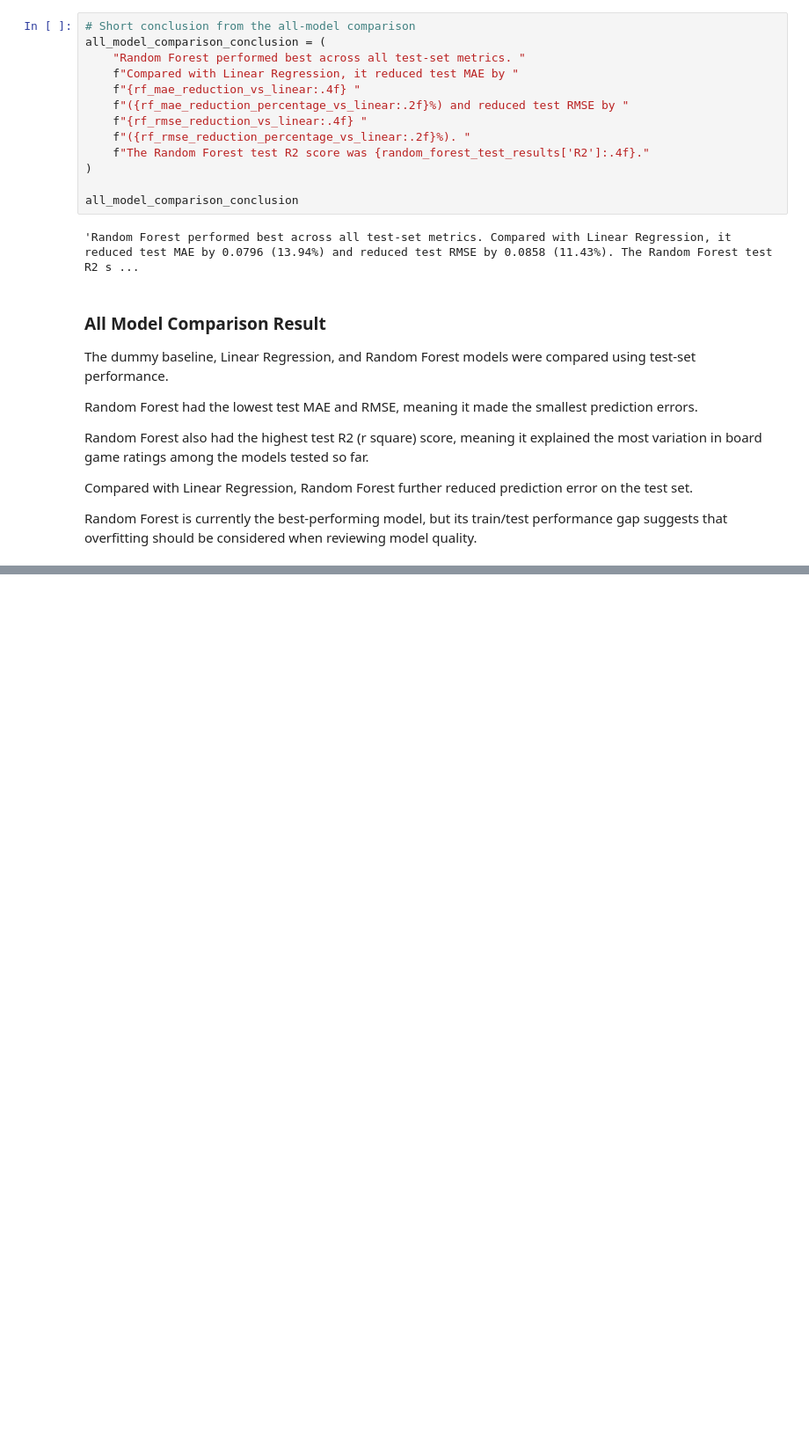
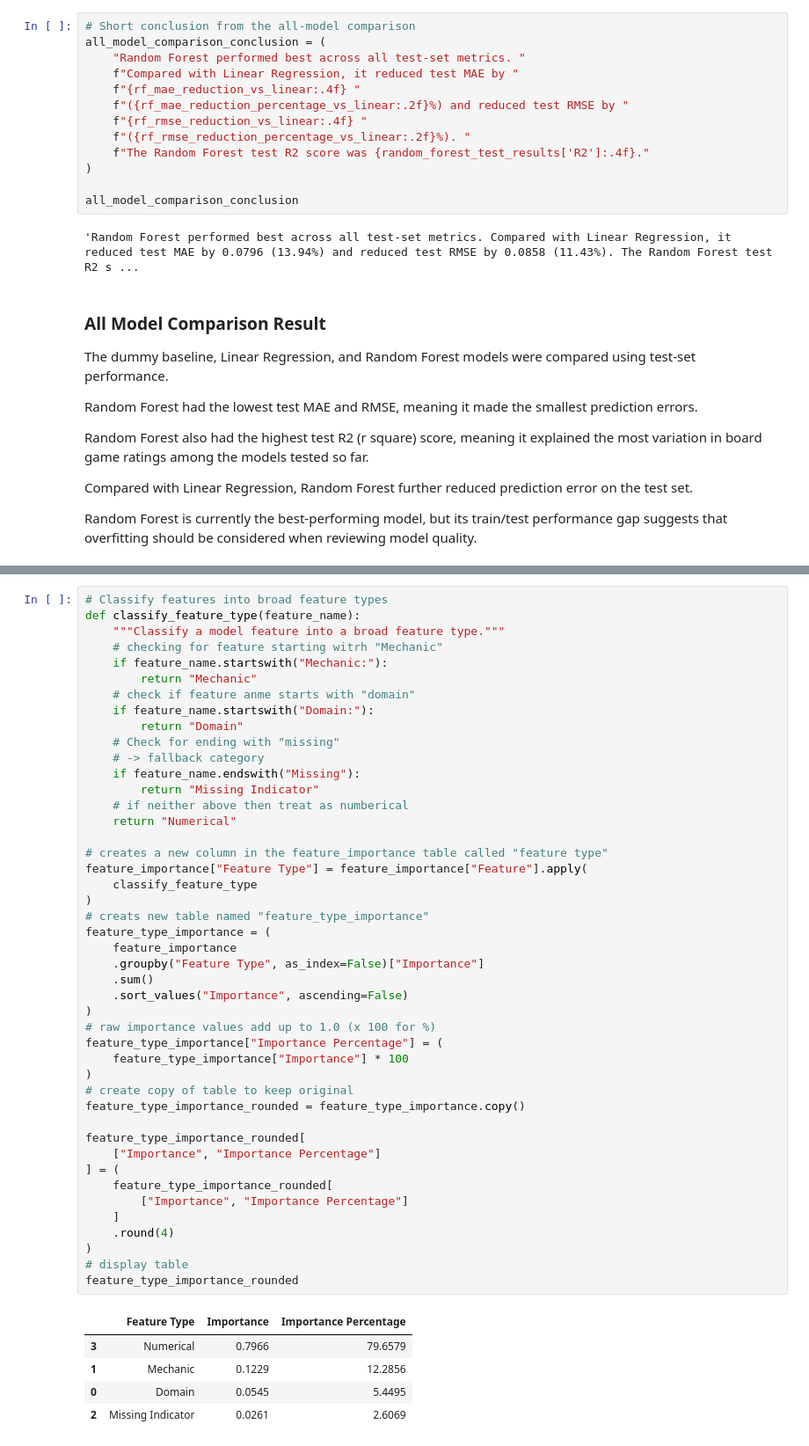
Before and after one commit to Agnogh/board-game-rating-predictor, a Jupyter notebook: notebooks/06_model_improvement_and_selection.ipynb, the cells around one changed output, grey strips where cells are left out. Shown at 88% size. Drawn from its saved outputs; the diff is of its cells as text; blank space fills up the shorter version.

```diff
--- a/notebooks/06_model_improvement_and_selection.ipynb
+++ b/notebooks/06_model_improvement_and_selection.ipynb
@@ -600,0 +706,51 @@ Random Forest is currently the best-performing model, but its train/test perform
+# %%
+# Classify features into broad feature types
+def classify_feature_type(feature_name):
+    """Classify a model feature into a broad feature type."""
+    # checking for feature starting witrh "Mechanic"
+    if feature_name.startswith("Mechanic:"):
+        return "Mechanic"
+    # check if feature anme starts with "domain"
+    if feature_name.startswith("Domain:"):
+        return "Domain"
+    # Check for ending with "missing"
+    # -> fallback category
+    if feature_name.endswith("Missing"):
+        return "Missing Indicator"
+    # if neither above then treat as numberical
+    return "Numerical"
+
+# creates a new column in the feature_importance table called "feature type"
+feature_importance["Feature Type"] = feature_importance["Feature"].apply(
+    classify_feature_type
+)
+# creats new table named "feature_type_importance"
+feature_type_importance = (
+    feature_importance
+    .groupby("Feature Type", as_index=False)["Importance"]
+    .sum()
+    .sort_values("Importance", ascending=False)
+)
+# raw importance values add up to 1.0 (x 100 for %)
+feature_type_importance["Importance Percentage"] = (
+    feature_type_importance["Importance"] * 100
+)
+# create copy of table to keep original
+feature_type_importance_rounded = feature_type_importance.copy()
+
+feature_type_importance_rounded[
+    ["Importance", "Importance Percentage"]
+] = (
+    feature_type_importance_rounded[
+        ["Importance", "Importance Percentage"]
+    ]
+    .round(4)
+)
+# display table
+feature_type_importance_rounded
+# %% [output]
+|  | Feature Type | Importance | Importance Percentage |
+| 3 | Numerical | 0.7966 | 79.6579 |
+| 1 | Mechanic | 0.1229 | 12.2856 |
+| 0 | Domain | 0.0545 | 5.4495 |
+| 2 | Missing Indicator | 0.0261 | 2.6069 |
```
Also changed, not shown: parts of 11 cells of this notebook, 1 other file.
